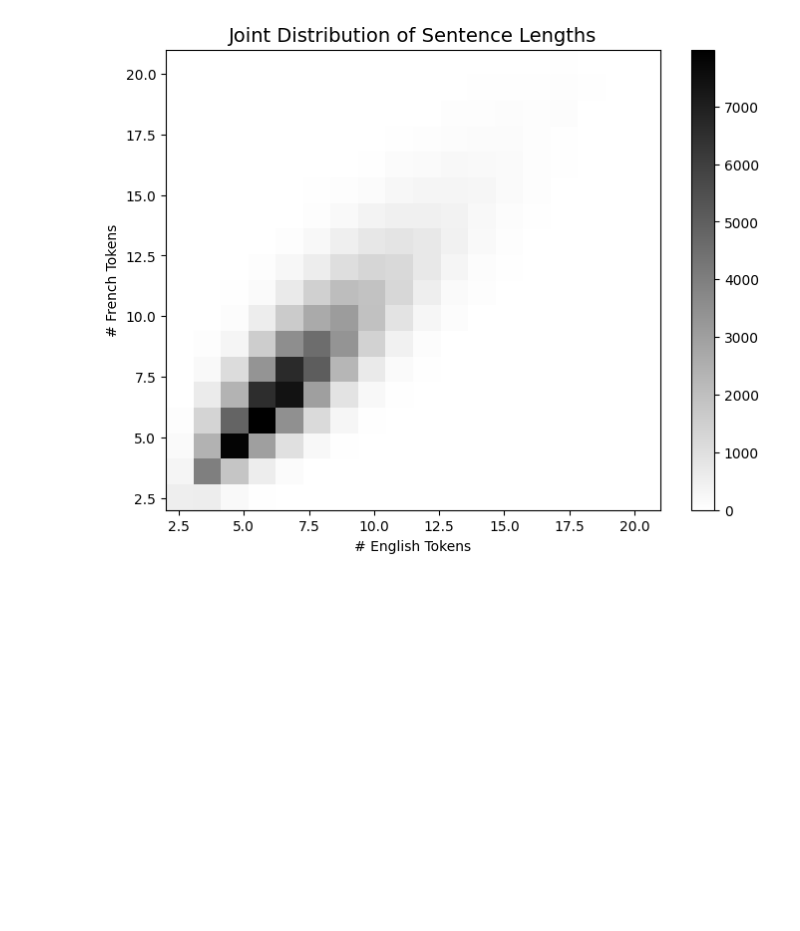
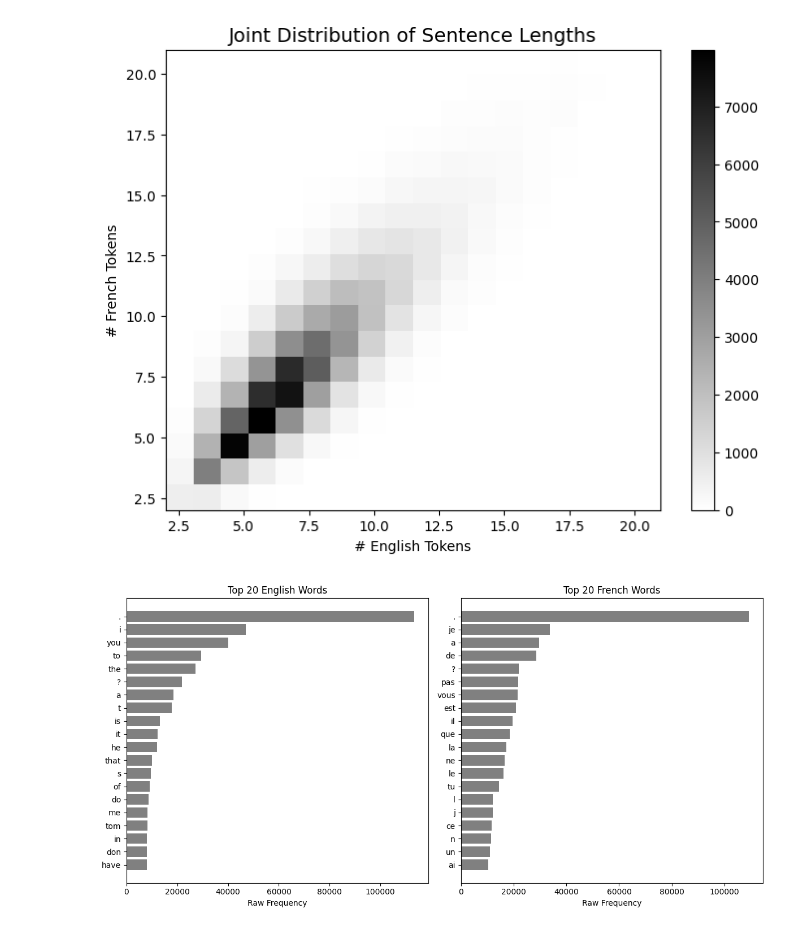
Before and after one commit to rkaunismaa/TransformersForMachineLearning, a Jupyter notebook: Chapter-2-Machine-Translation_Work.ipynb, the cells around one changed output. Cells and saved outputs as stored; diff of their text form; code cells hidden in the pictures; blank space fills up the shorter version.

Commit message:
top 20 english and french words graph

```diff
--- a/Chapter-2-Machine-Translation_Work.ipynb
+++ b/Chapter-2-Machine-Translation_Work.ipynb
@@ -311,6 +311,32 @@ plt.colorbar()
 plt.show()
 # %% [output]
 [figure]
+# %%
+def plot_top_words(counter, k=20, ax=None):
+    top_k = counter.most_common(k)
+    words, freqs = zip(*reversed(top_k))
+
+    if ax is None:
+        plt.barh(words, freqs, color='gray')
+    else:
+        ax.barh(words, freqs, color='gray')
+# %%
+
+fig = plt.figure(figsize=(12, 6))
+ax0 = fig.add_subplot(121)
+plot_top_words(en_counter, ax=ax0)
+ax0.set_title("Top 20 English Words")
+ax0.set_xlabel("Raw Frequency")
+
+ax1 = fig.add_subplot(122)
+plot_top_words(fr_counter, ax=ax1)
+ax1.set_title("Top 20 French Words")
+ax1.set_xlabel("Raw Frequency")
+
+plt.tight_layout()
+plt.show()
+# %% [output]
+[figure, added]
 # %%
 endTime = time.time()
 
```
